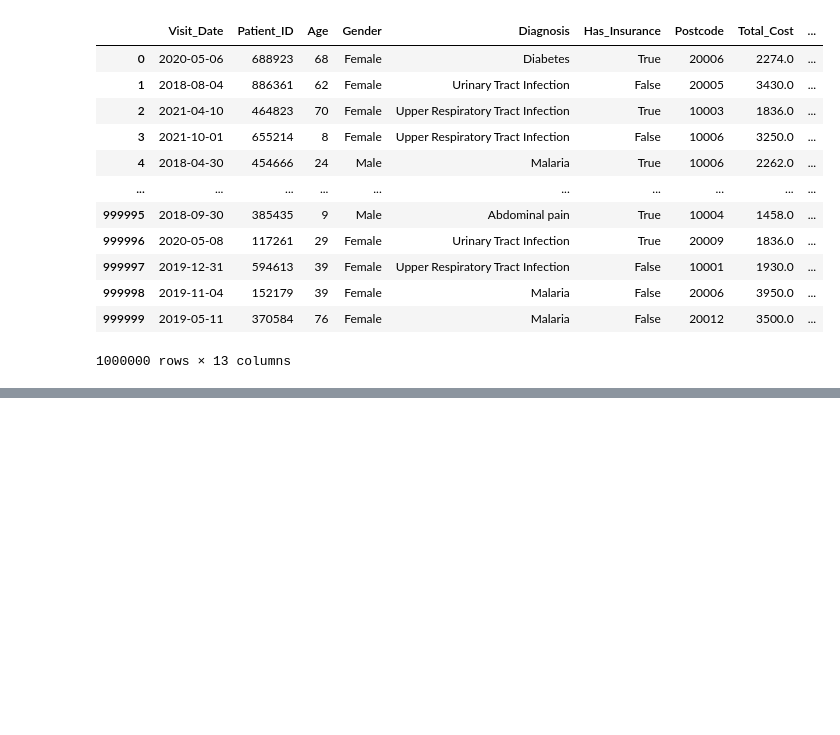
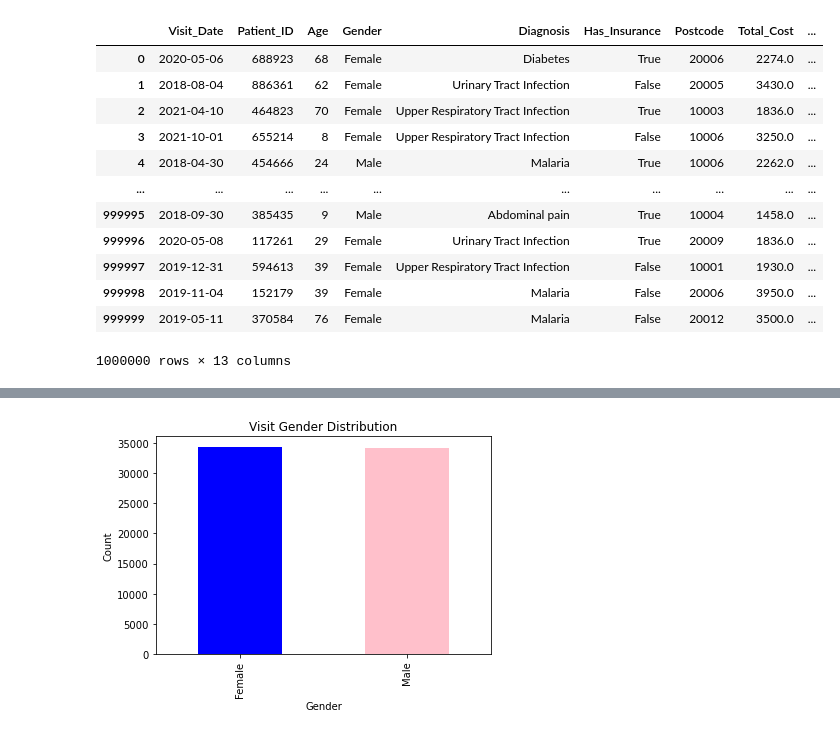
Before and after one commit to seoyeonc/Research_area, a Jupyter notebook: posts/1_note/2025-06-04-Python Data Analysis for Healthcare_Note_1.ipynb, the cells around one changed output, grey strips where cells are left out. Saved outputs shown, nothing was run; the diff lists cells and outputs as text; code cells hidden in the pictures; blank space fills up the shorter version.

```diff
--- a/posts/1_note/2025-06-04-Python Data Analysis for Healthcare_Note_1.ipynb
+++ b/posts/1_note/2025-06-04-Python Data Analysis for Healthcare_Note_1.ipynb
@@ -347,0 +397,8 @@ df_visit
+# %%
+visit_gender.plot(kind='bar',color=['blue','pink'])
+plt.title("Visit Gender Distribution");
+plt.xlabel('Gender')
+plt.ylabel('Count');
+# plt.show()
+# %% [output]
+[figure, added]
```
Also changed, not shown: parts of 111 cells of this notebook, 3 other files.
